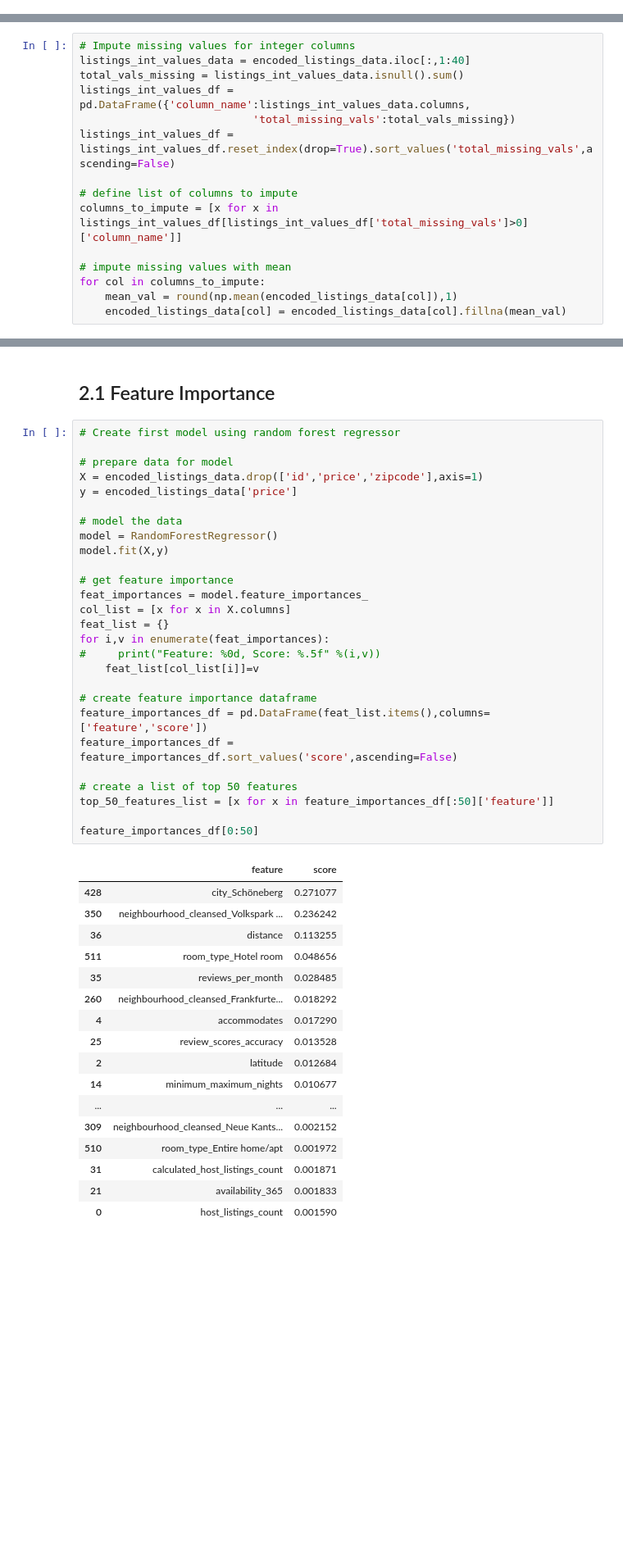
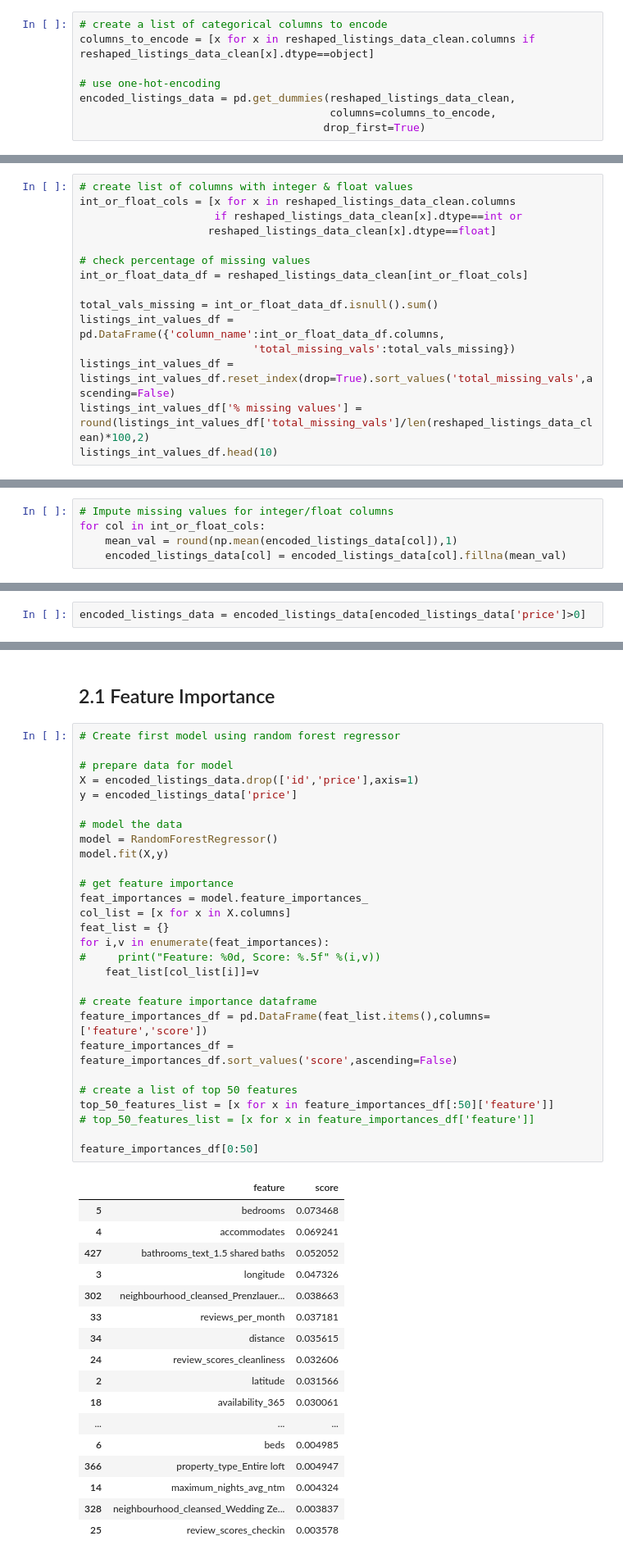
Before and after one commit to wkirui/Airbnb-Price-Prediction, a Jupyter notebook: Airbnb Data Data Processing.ipynb, the cells around one changed output, grey strips where cells are left out. Shown: that part at 82% size. Drawn from its saved outputs; the diff is of its cells as text; blank space fills up the shorter version.

```diff
--- a/Airbnb Data Data Processing.ipynb
+++ b/Airbnb Data Data Processing.ipynb
@@ -373,0 +556,8 @@ array(['Real Bed', 'Pull-out Sofa', 'Futon', 'Airbed', 'Couch', nan],
+# %%
+# create a list of categorical columns to encode
+columns_to_encode = [x for x in reshaped_listings_data_clean.columns if reshaped_listings_data_clean[x].dtype==object]
+
+# use one-hot-encoding
+encoded_listings_data = pd.get_dummies(reshaped_listings_data_clean,
+                                       columns=columns_to_encode,
+                                      drop_first=True)
@@ -384,0 +593,15 @@ encoded_listings_data.head()
+# %%
+# create list of columns with integer & float values
+int_or_float_cols = [x for x in reshaped_listings_data_clean.columns
+                     if reshaped_listings_data_clean[x].dtype==int or
+                    reshaped_listings_data_clean[x].dtype==float]
+
+# check percentage of missing values
+int_or_float_data_df = reshaped_listings_data_clean[int_or_float_cols]
+
+total_vals_missing = int_or_float_data_df.isnull().sum()
+listings_int_values_df = pd.DataFrame({'column_name':int_or_float_data_df.columns,
+                           'total_missing_vals':total_vals_missing})
+listings_int_values_df = listings_int_values_df.reset_index(drop=True).sort_values('total_missing_vals',ascending=False)
+listings_int_values_df['% missing values'] = round(listings_int_values_df['total_missing_vals']/len(reshaped_listings_data_clean)*100,2)
+listings_int_values_df.head(10)
@@ -385,16 +620,6 @@ encoded_listings_data.head()
 # %%
-# Impute missing values for integer columns
-listings_int_values_data = encoded_listings_data.iloc[:,1:40]
-total_vals_missing = listings_int_values_data.isnull().sum()
-listings_int_values_df = pd.DataFrame({'column_name':listings_int_values_data.columns,
-                           'total_missing_vals':total_vals_missing})
-listings_int_values_df = listings_int_values_df.reset_index(drop=True).sort_values('total_missing_vals',ascending=False)
-
-# define list of columns to impute
-columns_to_impute = [x for x in listings_int_values_df[listings_int_values_df['total_missing_vals']>0]['column_name']]
-
-# impute missing values with mean
-for col in columns_to_impute:
+# Impute missing values for integer/float columns
+for col in int_or_float_cols:
     mean_val = round(np.mean(encoded_listings_data[col]),1)
     encoded_listings_data[col] = encoded_listings_data[col].fillna(mean_val)
 # %%
@@ -415,0 +646,2 @@ encoded_listings_data.head()
+# %%
+encoded_listings_data = encoded_listings_data[encoded_listings_data['price']>0]
@@ -418,48 +660,49 @@ encoded_listings_data.head()
 # %%
 # Create first model using random forest regressor
 
 # prepare data for model
-X = encoded_listings_data.drop(['id','price','zipcode'],axis=1)
+X = encoded_listings_data.drop(['id','price'],axis=1)
 y = encoded_listings_data['price']
 
 # model the data
 model = RandomForestRegressor()
 model.fit(X,y)
 
 # get feature importance
 feat_importances = model.feature_importances_
 col_list = [x for x in X.columns]
 feat_list = {}
 for i,v in enumerate(feat_importances):
 #     print("Feature: %0d, Score: %.5f" %(i,v))
     feat_list[col_list[i]]=v
 
 # create feature importance dataframe
 feature_importances_df = pd.DataFrame(feat_list.items(),columns=['feature','score'])
 feature_importances_df = feature_importances_df.sort_values('score',ascending=False)
 
 # create a list of top 50 features
 top_50_features_list = [x for x in feature_importances_df[:50]['feature']]
+# top_50_features_list = [x for x in feature_importances_df['feature']]
 
 feature_importances_df[0:50]
 # %% [output]
 |  | feature | score |
-| 428 | city_Schöneberg | 0.271077 |
-| 350 | neighbourhood_cleansed_Volkspark ... | 0.236242 |
-| 36 | distance | 0.113255 |
-| 511 | room_type_Hotel room | 0.048656 |
-| 35 | reviews_per_month | 0.028485 |
-| 260 | neighbourhood_cleansed_Frankfurte... | 0.018292 |
-| 4 | accommodates | 0.017290 |
-| 25 | review_scores_accuracy | 0.013528 |
-| 2 | latitude | 0.012684 |
-| 14 | minimum_maximum_nights | 0.010677 |
+| 5 | bedrooms | 0.073468 |
+| 4 | accommodates | 0.069241 |
+| 427 | bathrooms_text_1.5 shared baths | 0.052052 |
+| 3 | longitude | 0.047326 |
+| 302 | neighbourhood_cleansed_Prenzlauer... | 0.038663 |
+| 33 | reviews_per_month | 0.037181 |
+| 34 | distance | 0.035615 |
+| 24 | review_scores_cleanliness | 0.032606 |
+| 2 | latitude | 0.031566 |
+| 18 | availability_365 | 0.030061 |
 | ... | ... | ... |
-| 309 | neighbourhood_cleansed_Neue Kants... | 0.002152 |
-| 510 | room_type_Entire home/apt | 0.001972 |
-| 31 | calculated_host_listings_count | 0.001871 |
-| 21 | availability_365 | 0.001833 |
-| 0 | host_listings_count | 0.001590 |
+| 6 | beds | 0.004985 |
+| 366 | property_type_Entire loft | 0.004947 |
+| 14 | maximum_nights_avg_ntm | 0.004324 |
+| 328 | neighbourhood_cleansed_Wedding Ze... | 0.003837 |
+| 25 | review_scores_checkin | 0.003578 |
 # %% [markdown]
 ## 3. Modeling
 # %%
```
Also changed, not shown: parts of 63 cells of this notebook.
